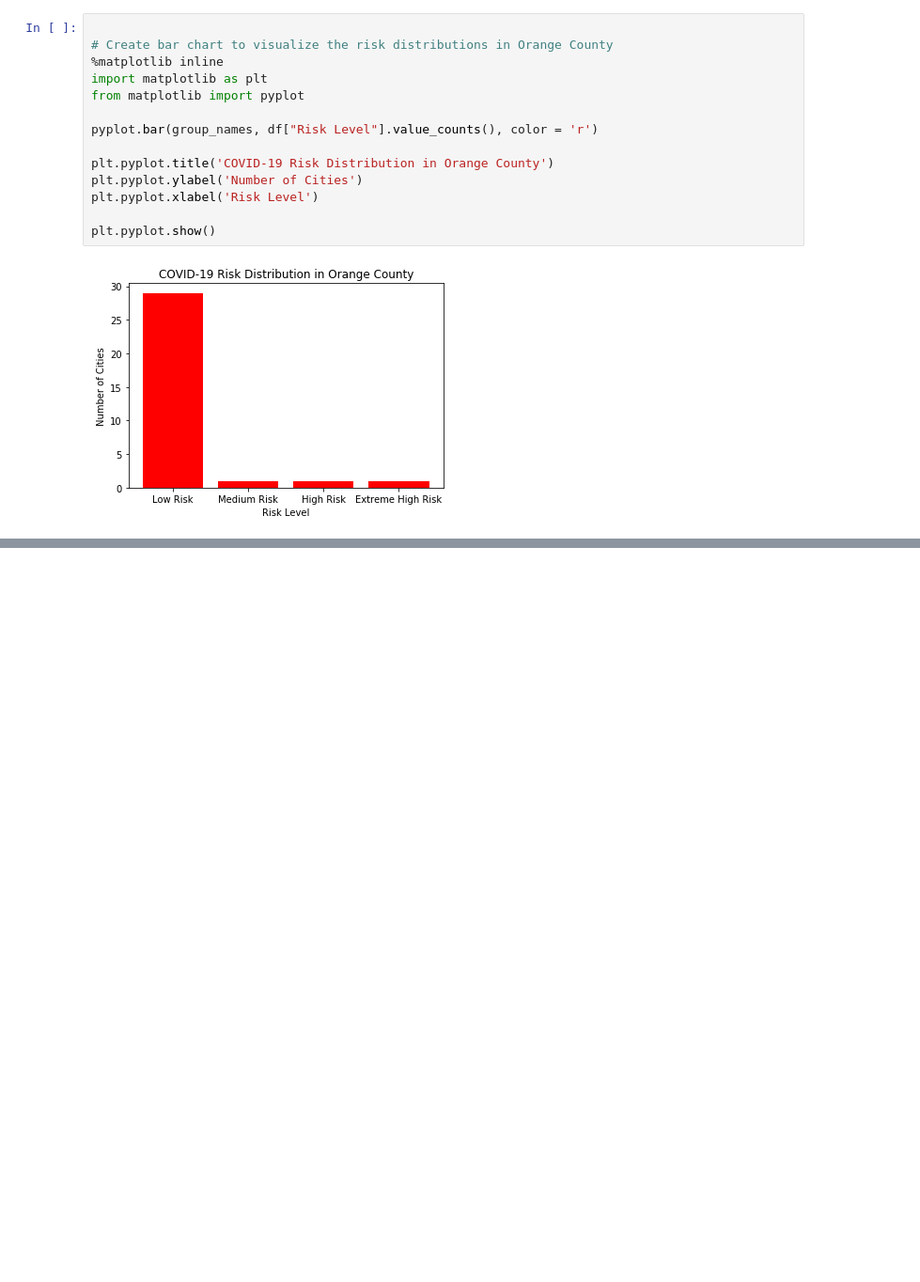
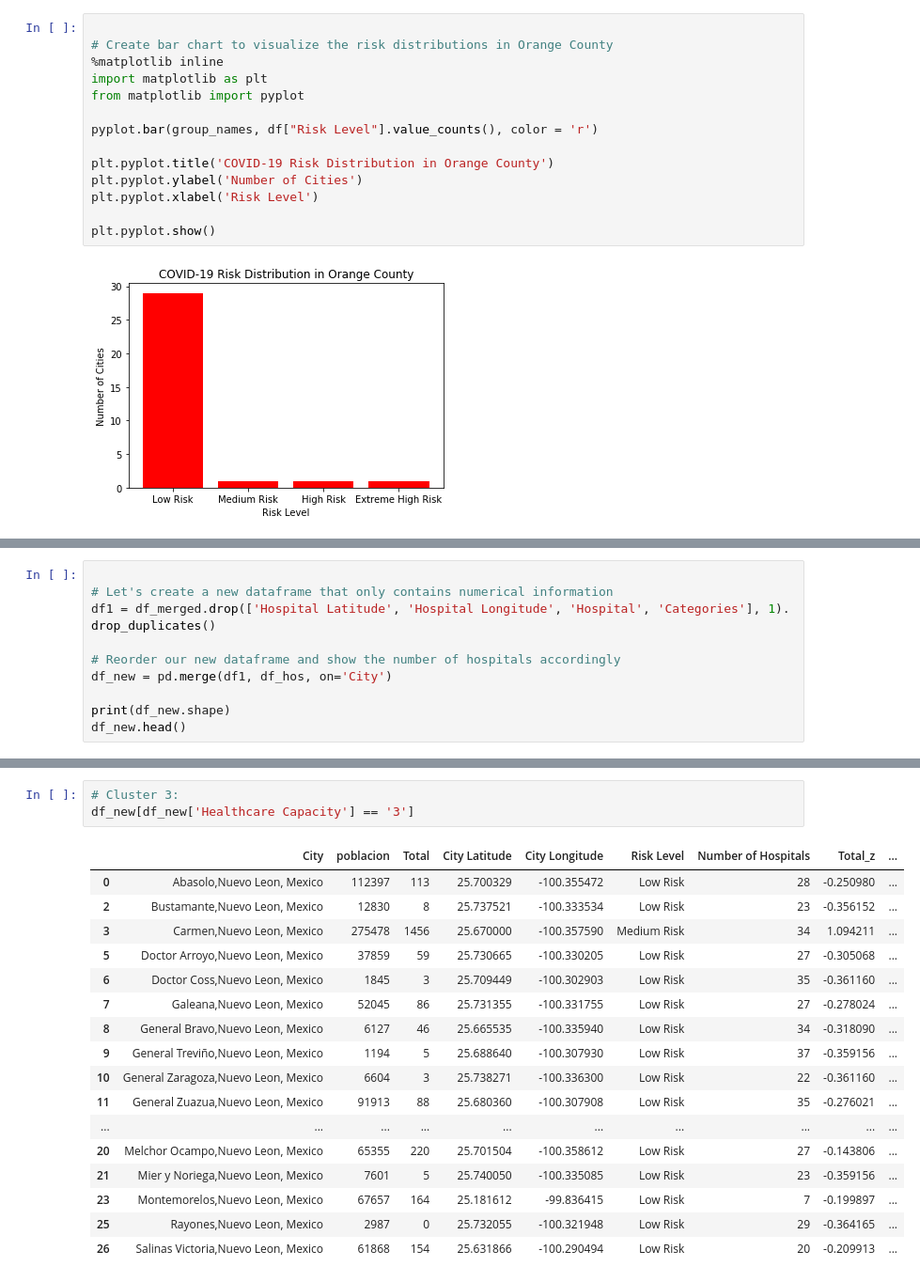
Before and after one commit to clinbb/Cov-mty, a Jupyter notebook: Proyecto Cov.ipynb, the cells around one changed output, grey strips where cells are left out. Shown at 94% size. Drawn from its saved outputs; the diff is of its cells as text; blank space fills up the shorter version.

```diff
--- a/Proyecto Cov.ipynb
+++ b/Proyecto Cov.ipynb
@@ -442,0 +587,10 @@ m
+# %%
+
+# Let's create a new dataframe that only contains numerical information
+df1 = df_merged.drop(['Hospital Latitude', 'Hospital Longitude', 'Hospital', 'Categories'], 1). drop_duplicates()
+
+# Reorder our new dataframe and show the number of hospitals accordingly
+df_new = pd.merge(df1, df_hos, on='City')
+
+print(df_new.shape)
+df_new.head()
@@ -442,0 +684,21 @@ m
+# %%
+# Cluster 3:
+df_new[df_new['Healthcare Capacity'] == '3']
+# %% [output]
+|  | City | poblacion | Total | City Latitude | City Longitude | Risk Level | Number of Hospitals | Total_z | ... |
+| 0 | Abasolo,Nuevo Leon, Mexico | 112397 | 113 | 25.700329 | -100.355472 | Low Risk | 28 | -0.250980 | ... |
+| 2 | Bustamante,Nuevo Leon, Mexico | 12830 | 8 | 25.737521 | -100.333534 | Low Risk | 23 | -0.356152 | ... |
+| 3 | Carmen,Nuevo Leon, Mexico | 275478 | 1456 | 25.670000 | -100.357590 | Medium Risk | 34 | 1.094211 | ... |
+| 5 | Doctor Arroyo,Nuevo Leon, Mexico | 37859 | 59 | 25.730665 | -100.330205 | Low Risk | 27 | -0.305068 | ... |
+| 6 | Doctor Coss,Nuevo Leon, Mexico | 1845 | 3 | 25.709449 | -100.302903 | Low Risk | 35 | -0.361160 | ... |
+| 7 | Galeana,Nuevo Leon, Mexico | 52045 | 86 | 25.731355 | -100.331755 | Low Risk | 27 | -0.278024 | ... |
+| 8 | General Bravo,Nuevo Leon, Mexico | 6127 | 46 | 25.665535 | -100.335940 | Low Risk | 34 | -0.318090 | ... |
+| 9 | General Treviño,Nuevo Leon, Mexico | 1194 | 5 | 25.688640 | -100.307930 | Low Risk | 37 | -0.359156 | ... |
+| 10 | General Zaragoza,Nuevo Leon, Mexico | 6604 | 3 | 25.738271 | -100.336300 | Low Risk | 22 | -0.361160 | ... |
+| 11 | General Zuazua,Nuevo Leon, Mexico | 91913 | 88 | 25.680360 | -100.307908 | Low Risk | 35 | -0.276021 | ... |
+| ... | ... | ... | ... | ... | ... | ... | ... | ... | ... |
+| 20 | Melchor Ocampo,Nuevo Leon, Mexico | 65355 | 220 | 25.701504 | -100.358612 | Low Risk | 27 | -0.143806 | ... |
+| 21 | Mier y Noriega,Nuevo Leon, Mexico | 7601 | 5 | 25.740050 | -100.335085 | Low Risk | 23 | -0.359156 | ... |
+| 23 | Montemorelos,Nuevo Leon, Mexico | 67657 | 164 | 25.181612 | -99.836415 | Low Risk | 7 | -0.199897 | ... |
+| 25 | Rayones,Nuevo Leon, Mexico | 2987 | 0 | 25.732055 | -100.321948 | Low Risk | 29 | -0.364165 | ... |
+| 26 | Salinas Victoria,Nuevo Leon, Mexico | 61868 | 154 | 25.631866 | -100.290494 | Low Risk | 20 | -0.209913 | ... |
```
Also changed, not shown: parts of 27 cells of this notebook.
